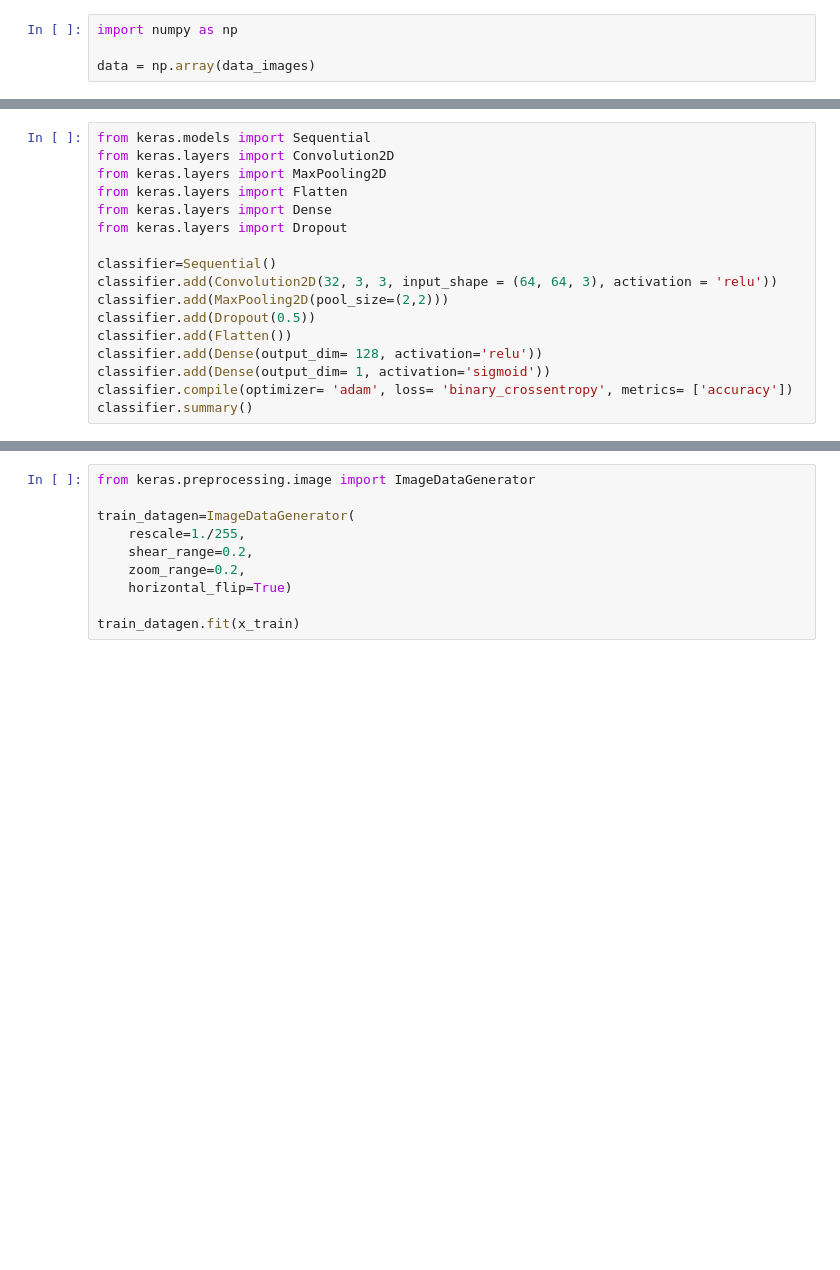
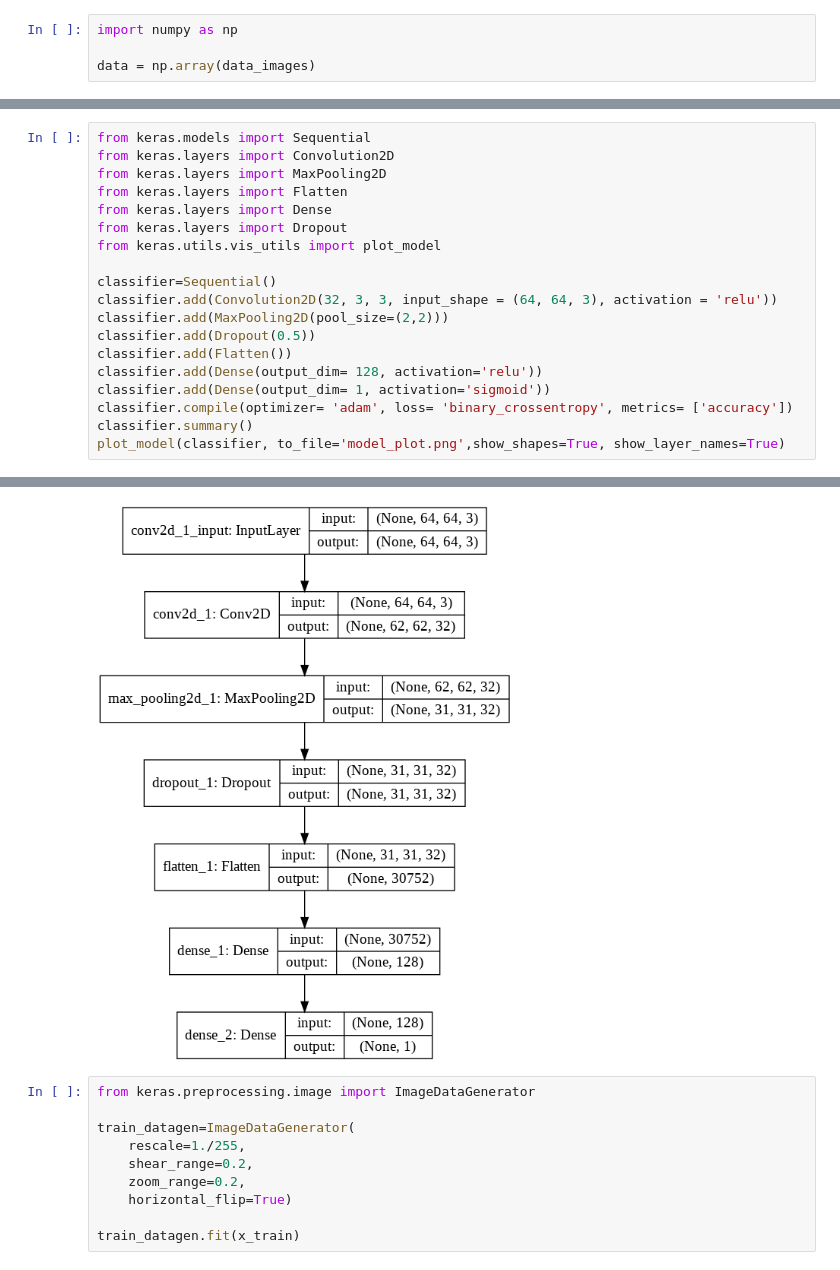
Before and after one commit to sweta96/Basic-ML-DL-Projects, a Jupyter notebook: malaria(CNN).ipynb, the cells around one changed output, grey strips where cells are left out. Saved outputs shown, nothing was run; the diff lists cells and outputs as text; blank space fills up the shorter version.

```diff
--- a/malaria(CNN).ipynb
+++ b/malaria(CNN).ipynb
@@ -67,6 +83,7 @@ from keras.layers import MaxPooling2D
 from keras.layers import Flatten
 from keras.layers import Dense
 from keras.layers import Dropout
+from keras.utils.vis_utils import plot_model
 
 classifier=Sequential()
 classifier.add(Convolution2D(32, 3, 3, input_shape = (64, 64, 3), activation = 'relu'))
@@ -77,4 +94,5 @@ classifier.add(Dense(output_dim= 128, activation='relu'))
 classifier.add(Dense(output_dim= 1, activation='sigmoid'))
 classifier.compile(optimizer= 'adam', loss= 'binary_crossentropy', metrics= ['accuracy'])
 classifier.summary()
+plot_model(classifier, to_file='model_plot.png',show_shapes=True, show_layer_names=True)
 # %% [output]
@@ -94,7 +115,8 @@ max_pooling2d_1 (MaxPooling2 (None, 31, 31, 32)        0
 Total params: 3,937,409
 Trainable params: 3,937,409
 Non-trainable params: 0
 _________________________________________________________________
+[figure, added]
 # %%
 from keras.preprocessing.image import ImageDataGenerator
 
```
Also changed, not shown: parts of 18 cells of this notebook.
